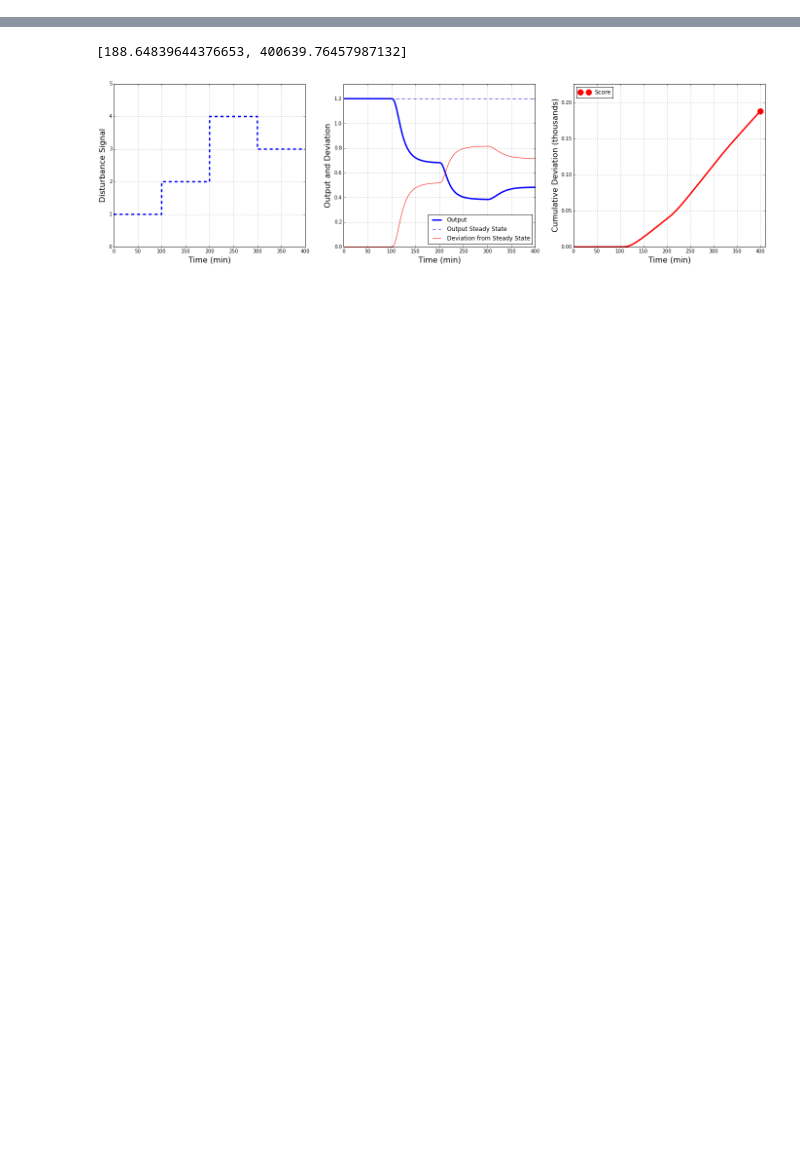
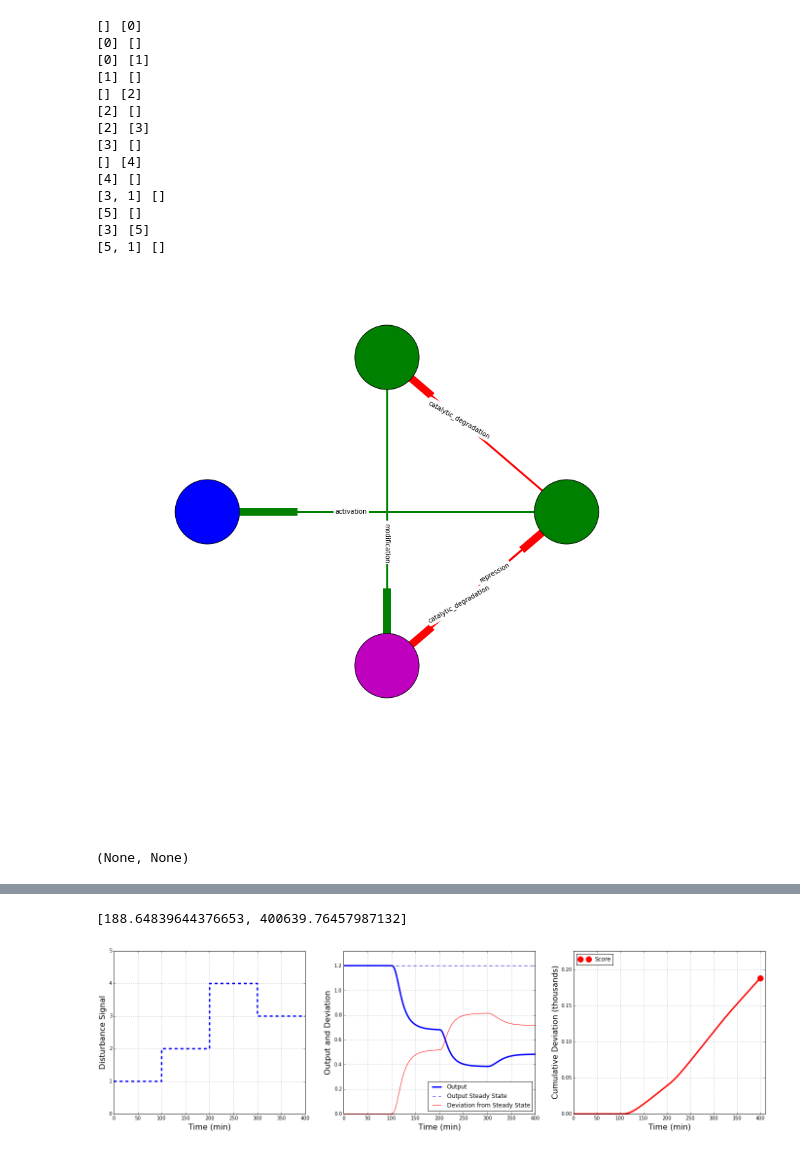
Before and after one commit to sbernasek/evolution_of_grn, a Jupyter notebook: full_simulations.ipynb, the cells around one changed output, grey strips where cells are left out. Saved outputs shown, nothing was run; the diff lists cells and outputs as text; code cells hidden in the pictures; blank space fills up the shorter version.

```diff
--- a/full_simulations.ipynb
+++ b/full_simulations.ipynb
@@ -19,0 +33,32 @@ Generation 4 : 5.8 edges in average network
+# %%
+cell = population[3]
+
+for rxn in cell.reactions:
+    print(rxn.reactants, rxn.products)
+
+cell.show_topology()
+# %% [output]
+[] [0]
+[0] []
+[0] [1]
+[1] []
+[] [2]
+[2] []
+[2] [3]
+[3] []
+[] [4]
+[4] []
+[3, 1] []
+[5] []
+[3] [5]
+[5, 1] []
+[figure, added]
+# %%
+disturbance = Signal(name='driver', duration=200, dt=0.1, channels=1)
+disturbance.step(magnitude=1)
+
+# cell.simulate(disturbance, input_node=0,)
+
+get_fitness_2(cell, plot=True)
+# %% [output]
+(None, None)
```
Also changed, not shown: parts of 8 cells of this notebook, 4 other files.
